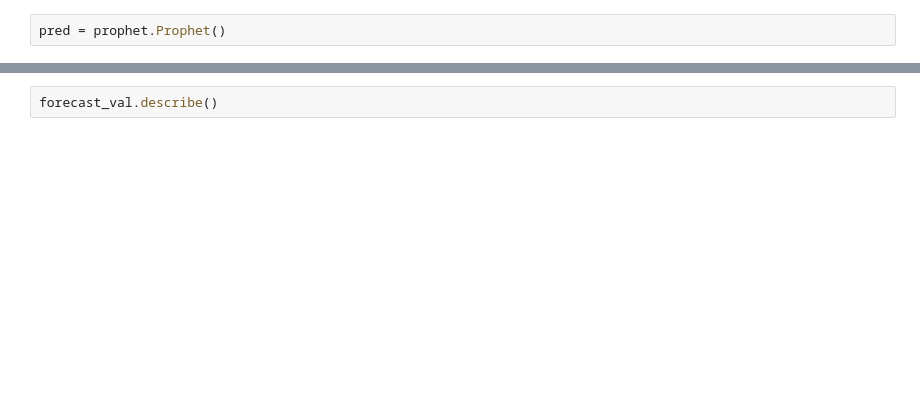
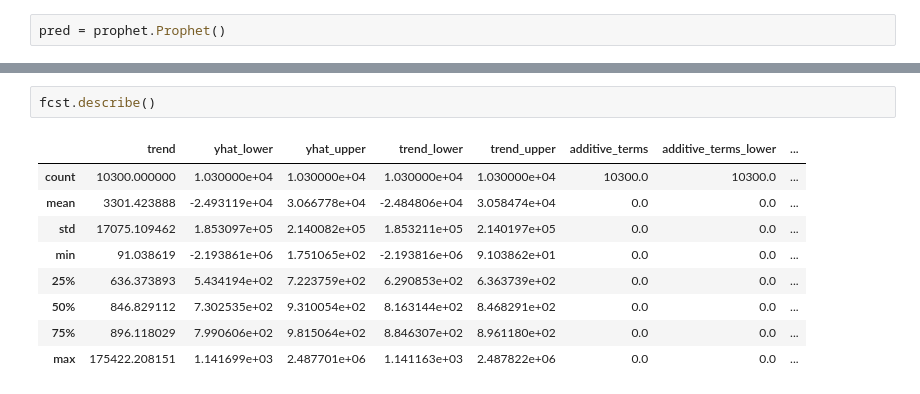
Before and after one commit to Lycher2/KSO, a Jupyter notebook: fbprophet.ipynb, the cells around one changed output, grey strips where cells are left out. Saved outputs shown, nothing was run; the diff lists cells and outputs as text; blank space fills up the shorter version.

```diff
--- a/fbprophet.ipynb
+++ b/fbprophet.ipynb
@@ -99,3 +108,13 @@ NameError: ignored
 # %%
-forecast_val.describe()
+fcst.describe()
+# %% [output]
+|  | trend | yhat_lower | yhat_upper | trend_lower | trend_upper | additive_terms | additive_terms_lower | ... |
+| count | 10300.000000 | 1.030000e+04 | 1.030000e+04 | 1.030000e+04 | 1.030000e+04 | 10300.0 | 10300.0 | ... |
+| mean | 3301.423888 | -2.493119e+04 | 3.066778e+04 | -2.484806e+04 | 3.058474e+04 | 0.0 | 0.0 | ... |
+| std | 17075.109462 | 1.853097e+05 | 2.140082e+05 | 1.853211e+05 | 2.140197e+05 | 0.0 | 0.0 | ... |
+| min | 91.038619 | -2.193861e+06 | 1.751065e+02 | -2.193816e+06 | 9.103862e+01 | 0.0 | 0.0 | ... |
+| 25% | 636.373893 | 5.434194e+02 | 7.223759e+02 | 6.290853e+02 | 6.363739e+02 | 0.0 | 0.0 | ... |
+| 50% | 846.829112 | 7.302535e+02 | 9.310054e+02 | 8.163144e+02 | 8.468291e+02 | 0.0 | 0.0 | ... |
+| 75% | 896.118029 | 7.990606e+02 | 9.815064e+02 | 8.846307e+02 | 8.961180e+02 | 0.0 | 0.0 | ... |
+| max | 175422.208151 | 1.141699e+03 | 2.487701e+06 | 1.141163e+03 | 2.487822e+06 | 0.0 | 0.0 | ... |
 # %%
```
Also changed, not shown: parts of 7 cells of this notebook.
